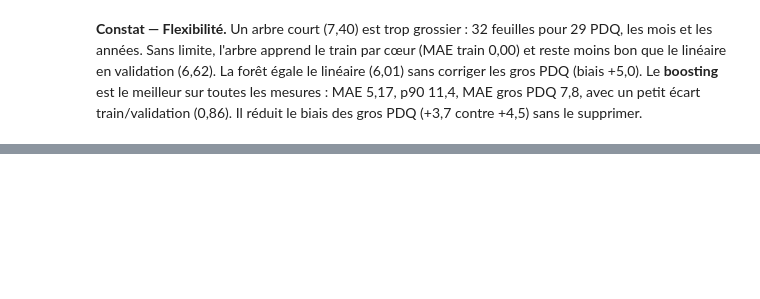
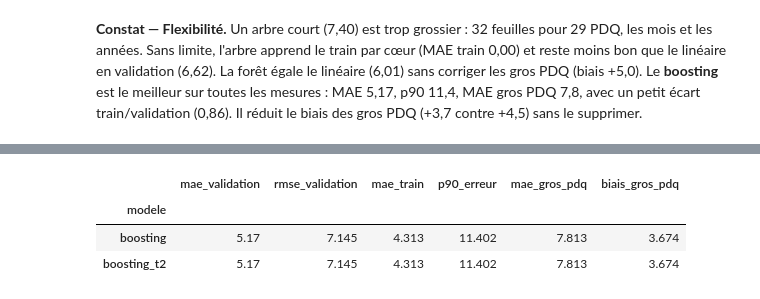
Before and after one commit to mirecloud/criminal-work, a Jupyter notebook: notebooks/02_arbres.ipynb, the cells around one changed output, grey strips where cells are left out. Saved outputs shown, nothing was run; the diff lists cells and outputs as text; code cells hidden in the pictures; blank space fills up the shorter version.

```diff
--- a/notebooks/02_arbres.ipynb
+++ b/notebooks/02_arbres.ipynb
@@ -163,0 +245,9 @@ Il réduit le biais des gros PDQ (+3,7 contre +4,5) sans le supprimer.
+# %%
+evaluer("boosting_t2", HistGradientBoostingRegressor(max_iter=120, max_leaf_nodes=15, learning_rate=0.08,
+                                                     min_samples_leaf=20, early_stopping=False, random_state=SEED),
+        numeriques=["t", "t2"], categorielles=["PDQ", "mois"]).loc[["boosting", "boosting_t2"]]
+# %% [output]
+|  | mae_validation | rmse_validation | mae_train | p90_erreur | mae_gros_pdq | biais_gros_pdq |
+| modele |  |  |  |  |  |  |
+| boosting | 5.17 | 7.145 | 4.313 | 11.402 | 7.813 | 3.674 |
+| boosting_t2 | 5.17 | 7.145 | 4.313 | 11.402 | 7.813 | 3.674 |
```
Also changed, not shown: parts of 15 cells of this notebook.
